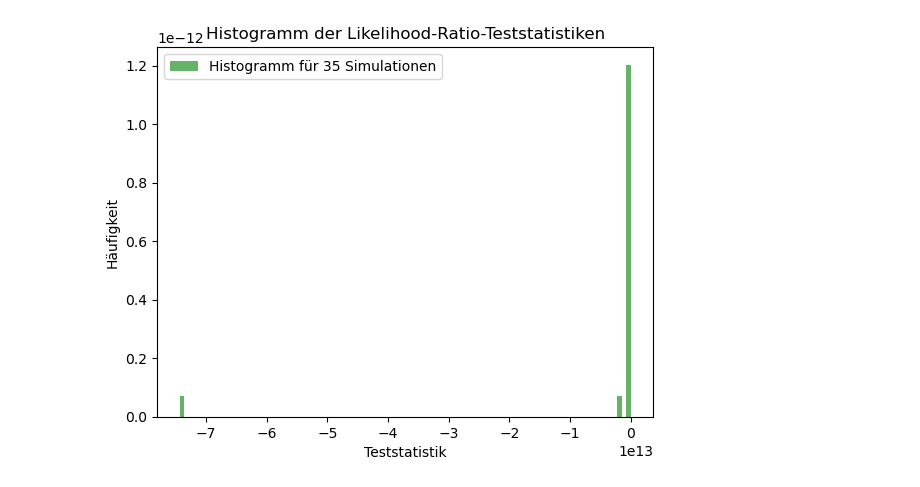
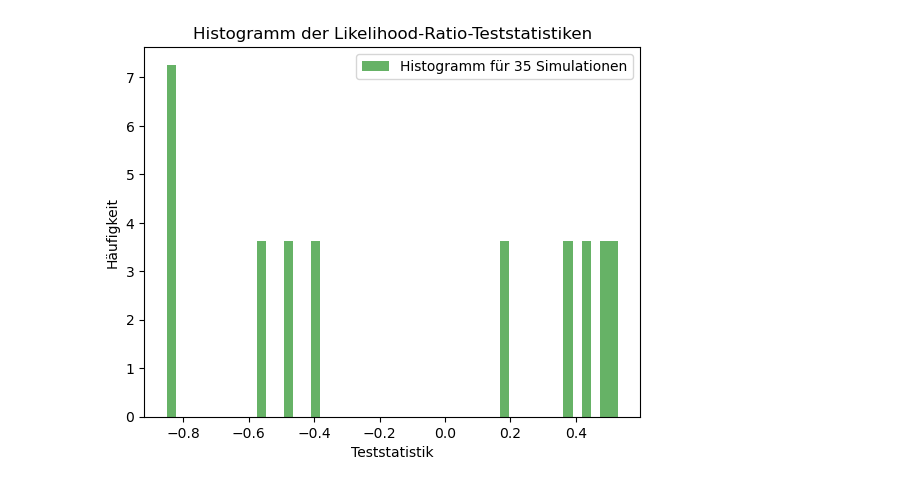
Before and after one commit to el-pato01/BA2024, a Jupyter notebook: Code/train_vae/Mixed_model_high_dim_copie.ipynb, the cells around one changed output. Saved outputs shown, nothing was run; the diff lists cells and outputs as text; code cells hidden in the pictures.

```diff
--- a/Code/train_vae/Mixed_model_high_dim_copie.ipynb
+++ b/Code/train_vae/Mixed_model_high_dim_copie.ipynb
@@ -339,0 +297,11 @@ Progress: 78.4% - ETA: 0:01:48 - Epoch: 157 - Iteration: 627 - ms/Iteration: 627
+# %%
+
+encoder, decoder, var_param = initialize(latent_dim, mode='diagonal')
+optimizer_vae = torch.optim.Adam([
+    #{'params': var_param.parameters(), 'lr': 0.1},
+    {'params': encoder.parameters(), 'lr': 0.01},
+    {'params': decoder.parameters(), 'lr': 0.01},
+])
+train_vae(200,60, X_list, Z_list, encoder, decoder, var_param, optimizer_vae, delta=0, eta=0)
+latent_rep = eval_vae(X_list, Z_list, var_param, encoder)[1].clone().detach().float()
+latent_data = latent_rep.flatten()
@@ -339,0 +310,32 @@ Progress: 78.4% - ETA: 0:01:48 - Epoch: 157 - Iteration: 627 - ms/Iteration: 627
+# %%
+num_simulations = 10
+
+fixed_effects_keys_full = ['family_affected', 'sco_surg', '≤3', 'onset_age', 'presym_diag', 'presymptomatic', 'stand_lost', 'stand_gained', 'stand_never', 'sex']
+random_effects_keys_full = ['intercept', 'since_medication', 'since_switch']
+# reduced model without fixed effect 'sex'
+fixed_effects_keys_red = ['family_affected', 'sco_surg', '≤3', 'onset_age', 'presym_diag', 'presymptomatic', 'stand_lost', 'stand_gained', 'stand_never']
+random_effects_keys_red = ['intercept', 'since_medication', 'since_switch']
+
+X_list_full, Z_list_full = get_design_matrix(df_effects, fixed_effects_keys_full, random_effects_keys_full, r=latent_dim, include_interaction=False)
+X_list_red, Z_list_red = get_design_matrix(df_effects, fixed_effects_keys_red, random_effects_keys_red, r=latent_dim, include_interaction=False)
+# a, z, c, d= eval_vae(X_list, Z_list, var_param, encoder)
+pat_ind_batch = [torch.arange(pat_ind[i],pat_ind[i+1]) for i in patients]
+# y_list =  [z[ind].flatten().to(torch.float32) for ind in pat_ind_batch]
+lrt_results = []
+for _ in range(num_simulations):
+    encoder, decoder, var_param = initialize(latent_dim, mode='diagonal')
+    optimizer_vae = torch.optim.Adam([
+    #{'params': var_param.parameters(), 'lr': 0.1},
+    {'params': encoder.parameters(), 'lr': 0.01},
+    {'params': decoder.parameters(), 'lr': 0.01},
+    ])
+    train_vae(200,60, X_list, Z_list, encoder, decoder, var_param, optimizer_vae, delta=0, eta=0)
+    a, z, c, d= eval_vae(X_list, Z_list, var_param, encoder)
+    y_list =  [z[ind].flatten().to(torch.float32) for ind in pat_ind_batch]
+    a, b, var_param_full = initialize(latent_dim)
+    a, b, var_param_red = initialize(latent_dim)
+    var_param_full = train_mixed_model(var_param_full, X_list_full, Z_list_full, y_list, learning_rate=0.01, epochs=100)
+    var_param_red = train_mixed_model(var_param_red, X_list_red, Z_list_red, y_list, learning_rate=0.01, epochs=100)
+    L_full = calc_mmloss(var_param_full, X_list_full, Z_list_full, y_list)
+    L_red = calc_mmloss(var_param_red, X_list_red, Z_list_red, y_list)
+    lrt_results.append(likelihood_ratio(L_full.item(), L_red.item()))
@@ -340,17 +418,17 @@ Progress: 78.4% - ETA: 0:01:48 - Epoch: 157 - Iteration: 627 - ms/Iteration: 627
 # %%
 # plot the histogr<am of the LRT-statistic
-plt.hist(lrt_results, bins=100, density=True, alpha=0.6, color='g', label='Histogramm für 35 Simulationen')
+plt.hist(lrt_results, bins=50, density=True, alpha=0.6, color='g', label='Histogramm für 35 Simulationen')
 
 #x = np.linspace(-8000, 8000, 100)
 #plt.plot(x, chi2.pdf(x + 500, df=1), 'r-', lw=2, label='Chi-Quadrat-Verteilung (df=1)')
 
 # Beschriftungen hinzufügen
 plt.title('Histogramm der Likelihood-Ratio-Teststatistiken')
 plt.xlabel('Teststatistik')
 plt.ylabel('Häufigkeit')
 plt.legend()
 
 # Histogramm anzeigen
 plt.show()
 # %% [output]
-[figure, old version]
+[figure, new version]
```
Also changed, not shown: parts of 11 cells of this notebook, 16 other files.
